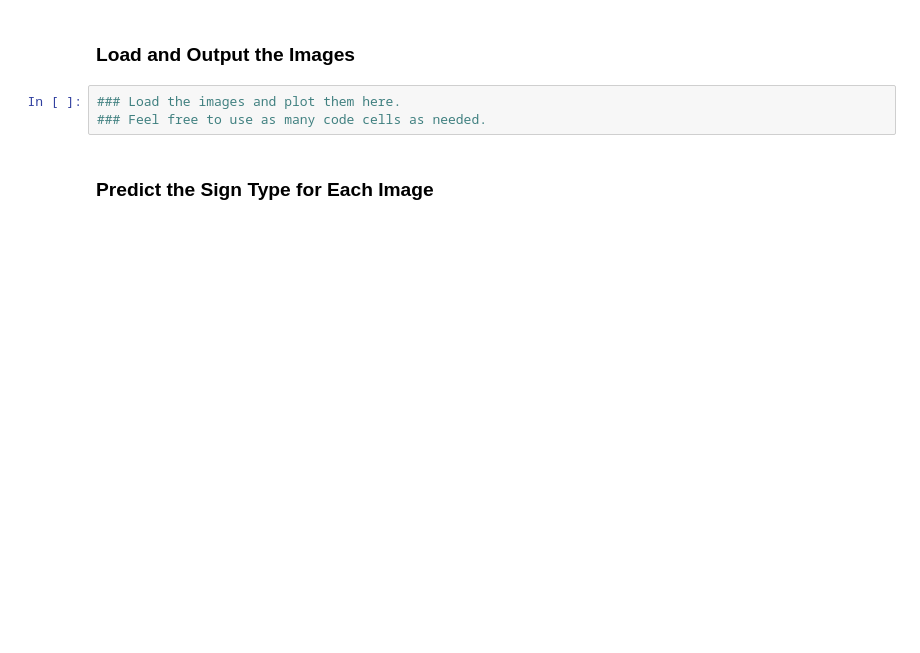
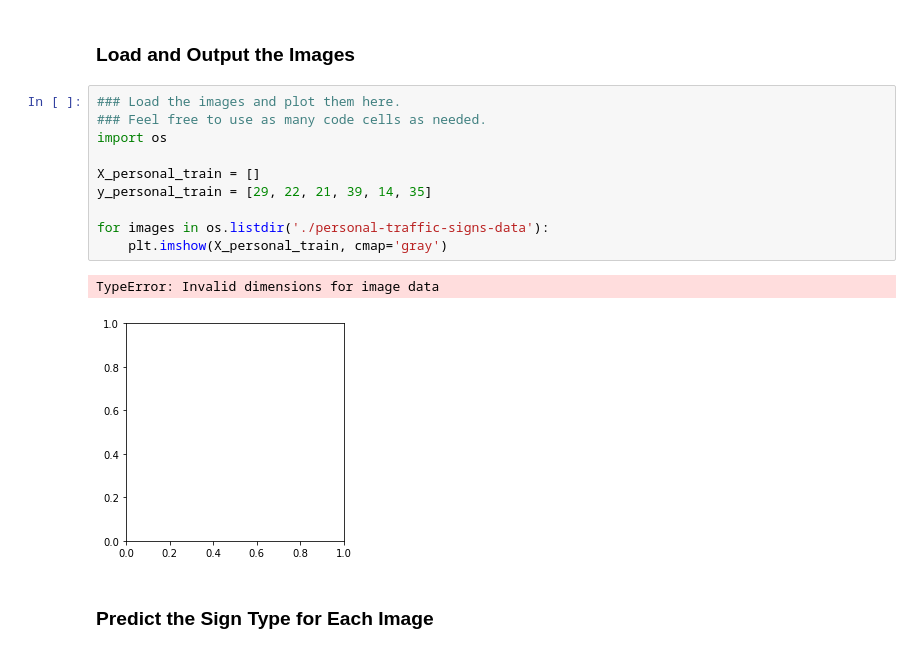
Before and after one commit to CJL89/Traffic-Sign-Classifier, a Jupyter notebook: Traffic_Sign_Classifier.ipynb, the cells around one changed output. Saved outputs shown, nothing was run; the diff lists cells and outputs as text; blank space fills up the shorter version.

```diff
--- a/Traffic_Sign_Classifier.ipynb
+++ b/Traffic_Sign_Classifier.ipynb
@@ -319,4 +351,14 @@ You may find `signnames.csv` useful as it contains mappings from the class id (i
 # %%
 ### Load the images and plot them here.
 ### Feel free to use as many code cells as needed.
+import os
+
+X_personal_train = []
+y_personal_train = [29, 22, 21, 39, 14, 35]
+
+for images in os.listdir('./personal-traffic-signs-data'):
+    plt.imshow(X_personal_train, cmap='gray')
+# %% [output]
+TypeError: Invalid dimensions for image data
+[figure, added]
 # %% [markdown]
```
Also changed, not shown: parts of 7 cells of this notebook, 9 other files.
